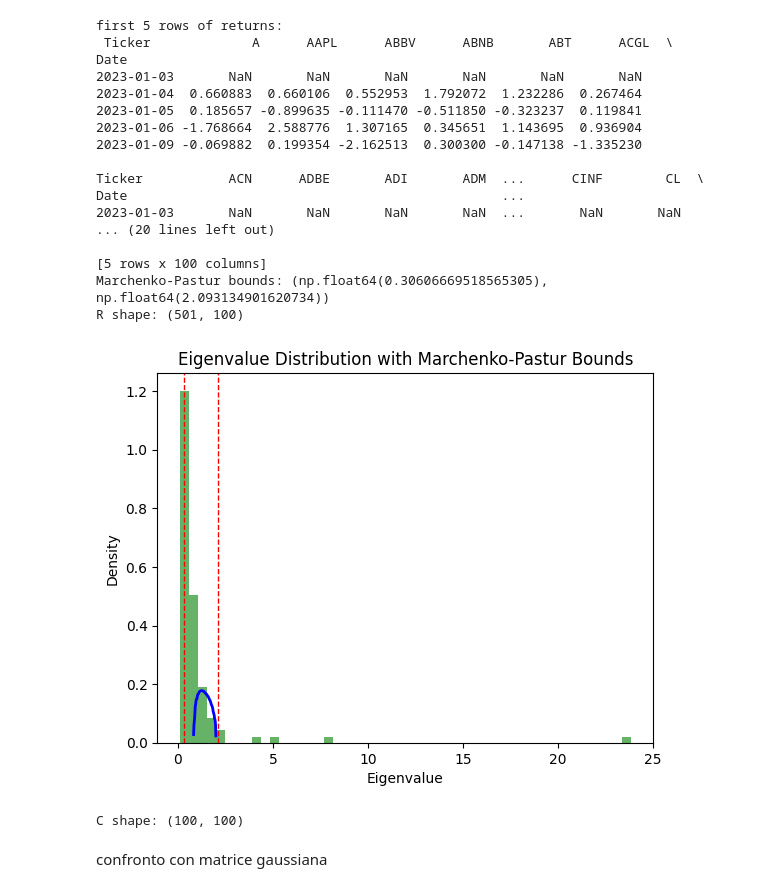
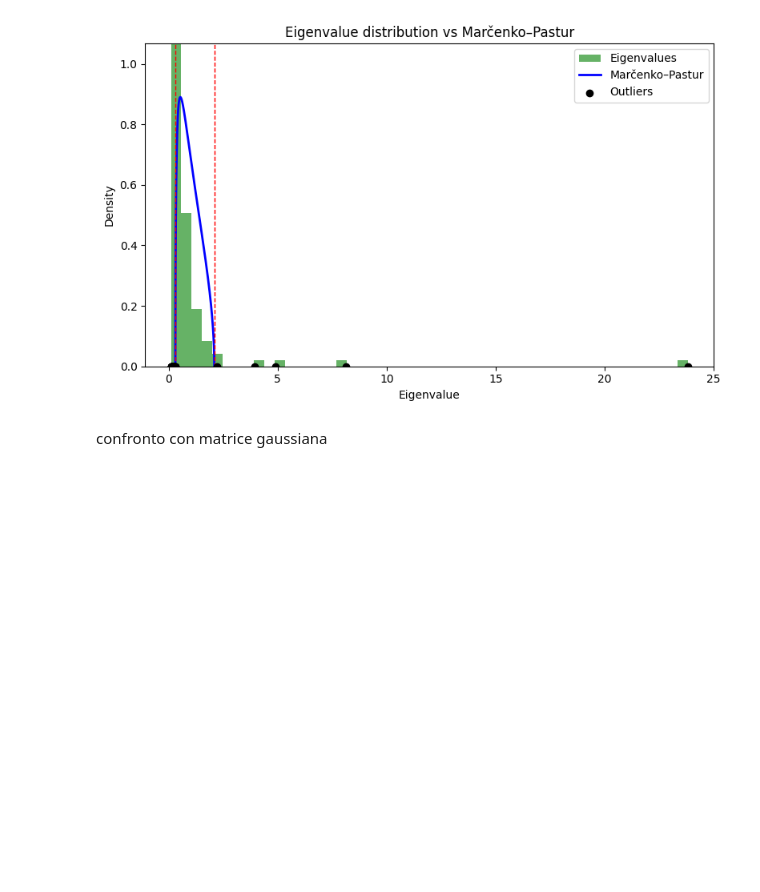
Before and after one commit to Bombaric/ProblemSolving, a Jupyter notebook: notebooks/04_mp.ipynb, the cells around one changed output. Saved outputs shown, nothing was run; the diff lists cells and outputs as text; code cells hidden in the pictures; blank space fills up the shorter version.

```diff
--- a/notebooks/04_mp.ipynb
+++ b/notebooks/04_mp.ipynb
@@ -25,3 +24,11 @@ ok_cols = nan_frac[nan_frac <= 0.05].index
 data_clean = data[ok_cols]
 data_clean = data_clean.fillna(method='ffill').fillna(method='bfill')
 subset = data_clean.iloc[:, :100]
+
+returns = returns(subset)
+
+R = returns.dropna(how="any").to_numpy(dtype=float)   # shape: (T, N)
+
+T, N = R.shape
+print("R shape:", R.shape)
+print("First 5 rows of R:\n", R[:5])
@@ -28,55 +53,44 @@ subset = data_clean.iloc[:, :100]
 # %%
-#marchenko-pastur on real data
+import numpy as np
+import matplotlib.pyplot as plt
 import sys
 sys.path.append("../src")
 from finrmt.data import returns
 from finrmt.rmt import mp_bounds
+C = (1/T) * R.T @ R
+eigvals = np.linalg.eigvalsh(C)
 
-#for multiple tockets defined before
+# bounds MP
+lam_minus, lam_plus = mp_bounds(N, T, sigma2=1.0)
+bounds = (lam_minus, lam_plus)
+# istogramma autovalori
+plt.figure(figsize=(8,5))
+plt.hist(eigvals, bins=50, density=True, alpha=0.6, color='g', label="Eigenvalues")
+q = N / T
+# curva MP (analitica)
+x = np.linspace(lam_minus, lam_plus, 400)
+rho = (1/(2*np.pi*q*x)) * np.sqrt((lam_plus - x)*(x - lam_minus))
+plt.plot(x, rho, 'b-', lw=2, label="Marčenko–Pastur")
 
-ret = returns(subset)
+# bounds verticali
+plt.axvline(lam_minus, color='r', linestyle='dashed', lw=1)
+plt.axvline(lam_plus, color='r', linestyle='dashed', lw=1)
 
-R = ret.dropna(how="any").to_numpy(dtype=float)   # shape: (T, N)
-print("first 5 rows of returns:\n", ret.head())
-T, N = R.shape
-bounds = mp_bounds(N, T, sigma2=1.0)
-print("Marchenko-Pastur bounds:", bounds)
-print("R shape:", R.shape)
-#print("First 5 rows of R:\n", R[:5])
+# evidenzio outlier
+outliers = eigvals[(eigvals < lam_minus) | (eigvals > lam_plus)]
+plt.scatter(outliers, np.zeros_like(outliers), color='k', marker='o', zorder=5, label="Outliers")
 
-C = (1/T) * R.T @ R   # shape: (N, N)
-eigvals = np.linalg.eigvalsh(C)
-plt.hist(eigvals, bins=50, density=True, alpha=0.6, color='g')
-plt.axvline(bounds[0], color='r', linestyle='dashed', linewidth=1)
-plt.axvline(bounds[1], color='r', linestyle='dashed', linewidth=1)
-mp = 1/(2*np.pi) * np.sqrt((bounds[1]-eigvals)*(eigvals-bounds[0])) / eigvals
-x = np.linspace(bounds[0], bounds[1], 100)
-plt.plot(x, mp, 'b-', lw=2)
-plt.title("Eigenvalue Distribution with Marchenko-Pastur Bounds")
+# rescaling verticale (focalizza sul bulk)
+plt.ylim(0, max(rho)*1.2)
+
+plt.title("Eigenvalue distribution vs Marčenko–Pastur")
 plt.xlabel("Eigenvalue")
 plt.ylabel("Density")
+plt.legend()
+plt.tight_layout()
 plt.show()
-print("C shape:", C.shape)
 # %% [output]
-first 5 rows of returns:
- Ticker             A      AAPL      ABBV      ABNB       ABT      ACGL  \
-Date
-2023-01-03       NaN       NaN       NaN       NaN       NaN       NaN
-2023-01-04  0.660883  0.660106  0.552953  1.792072  1.232286  0.267464
-2023-01-05  0.185657 -0.899635 -0.111470 -0.511850 -0.323237  0.119841
-2023-01-06 -1.768664  2.588776  1.307165  0.345651  1.143695  0.936904
-2023-01-09 -0.069882  0.199354 -2.162513  0.300300 -0.147138 -1.335230
-
-Ticker           ACN      ADBE       ADI       ADM  ...      CINF        CL  \
-Date                                                ...
-2023-01-03       NaN       NaN       NaN       NaN  ...       NaN       NaN
-... (20 lines left out)
-
-[5 rows x 100 columns]
-Marchenko-Pastur bounds: (np.float64(0.30606669518565305), np.float64(2.093134901620734))
-R shape: (501, 100)
-[figure, old version]
+[figure, new version]
-C shape: (100, 100)
 # %% [markdown]
 confronto con matrice gaussiana
 # %%
```
Also changed, not shown: parts of 7 cells of this notebook, 3 other files.
